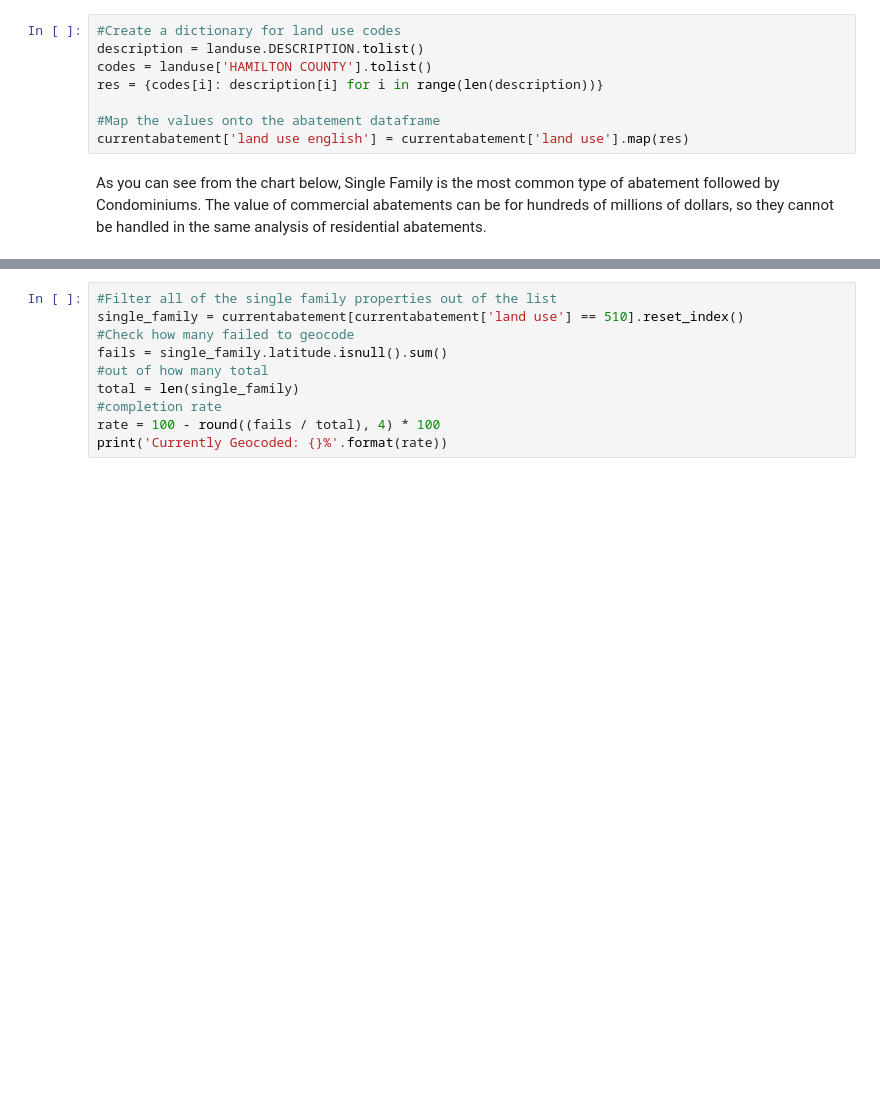
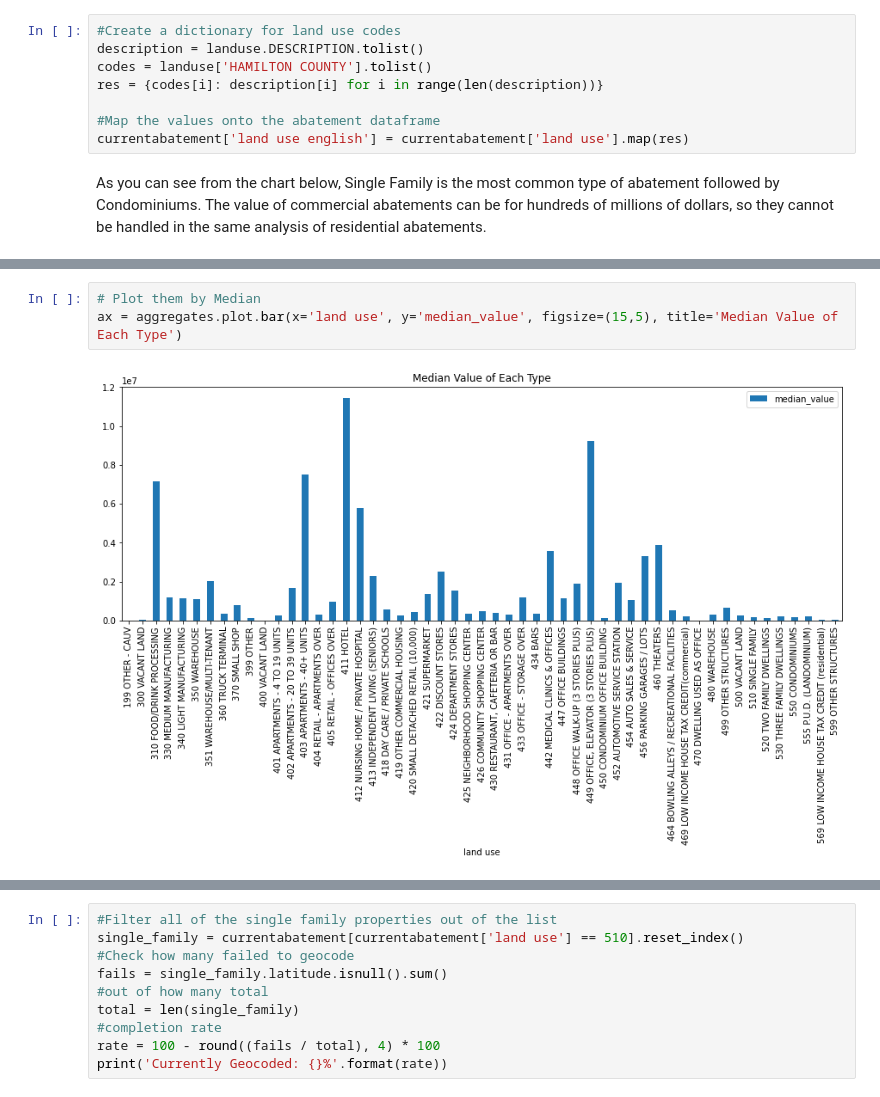
Before and after one commit to CincyBC/Abatement-Maps, a Jupyter notebook: Abatement Heatmap.ipynb, the cells around one changed output, grey strips where cells are left out. Cells and saved outputs as stored; diff of their text form; blank space fills up the shorter version.

```diff
--- a/Abatement Heatmap.ipynb
+++ b/Abatement Heatmap.ipynb
@@ -89,0 +90,5 @@ ax = aggregates.plot.bar(x='land use', y='abatement_value', figsize=(15,5))
+# %%
+# Plot them by Median
+ax = aggregates.plot.bar(x='land use', y='median_value', figsize=(15,5), title='Median Value of Each Type')
+# %% [output]
+[figure, added]
```
Also changed, not shown: parts of 9 cells of this notebook.
